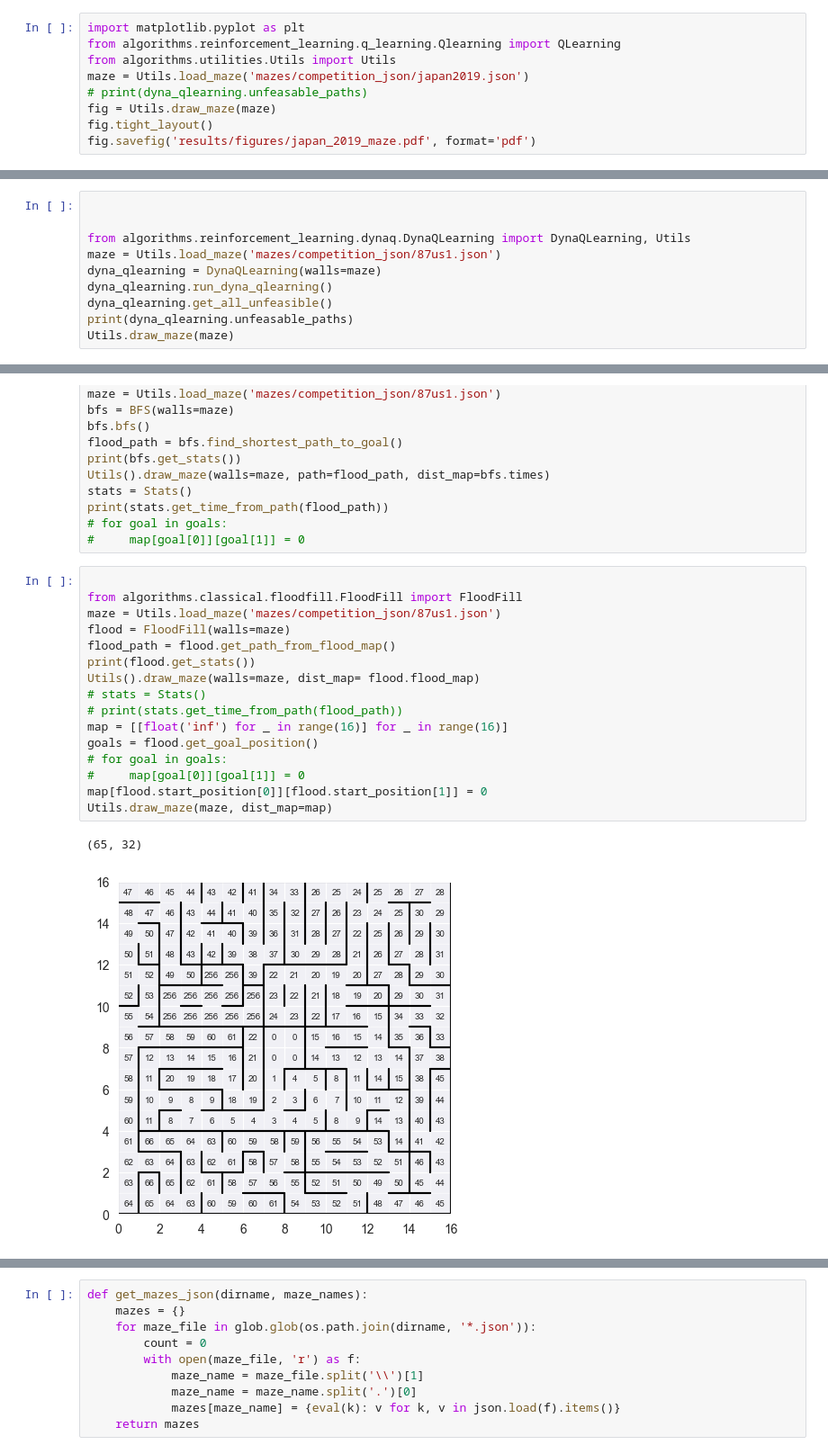
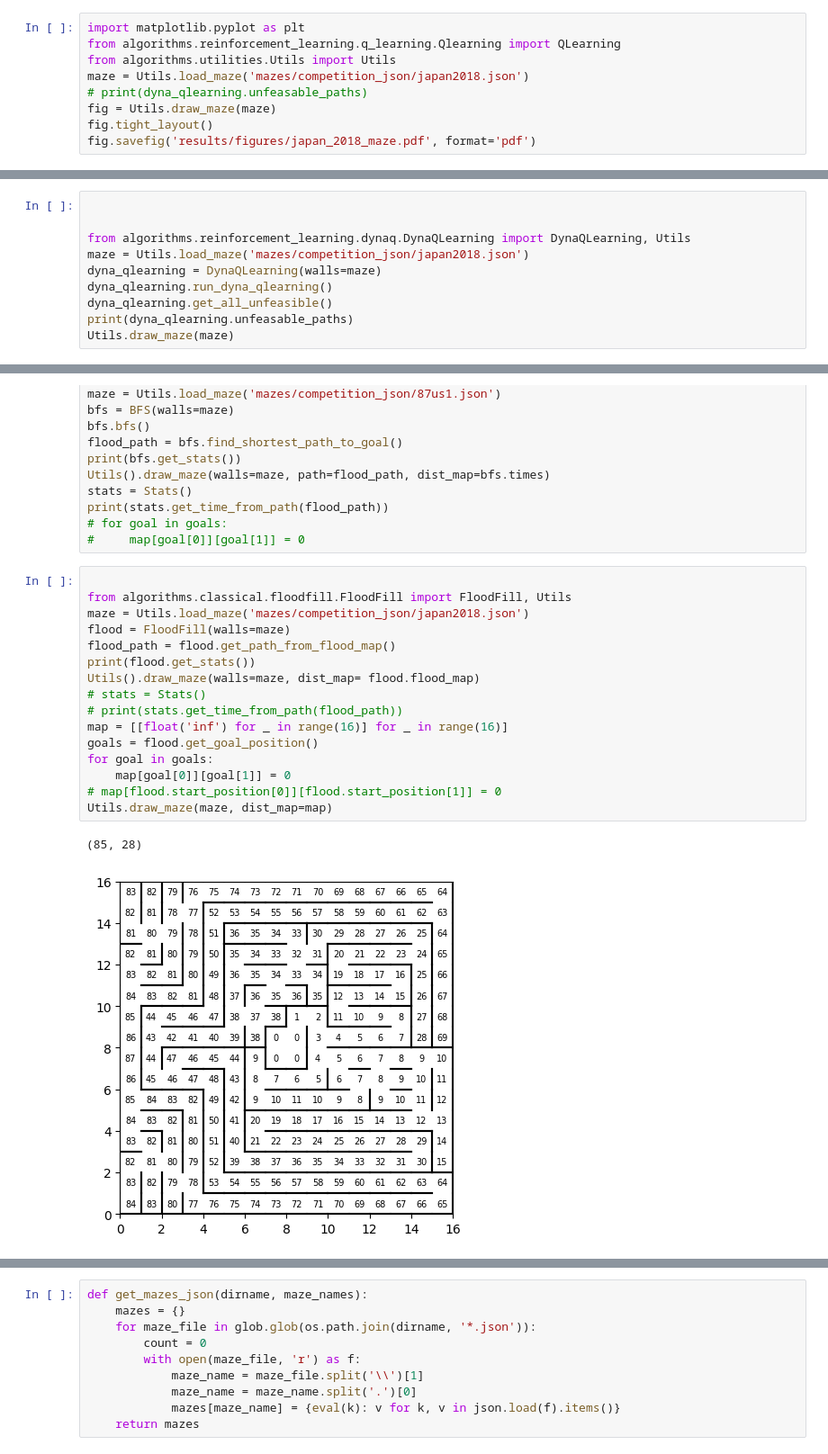
Before and after one commit to FarisAnsara/Optimal-Pathfinding-Micromouse, a Jupyter notebook: test.ipynb, the cells around one changed output, grey strips where cells are left out. Shown at 90% size. Cells and saved outputs as stored; diff of their text form.

```diff
--- a/test.ipynb
+++ b/test.ipynb
@@ -34,9 +34,9 @@ Utils.draw_maze(walls=maze, dist_map=sarsa.get_max_q_values(), path = sarsa_path
 import matplotlib.pyplot as plt
 from algorithms.reinforcement_learning.q_learning.Qlearning import QLearning
 from algorithms.utilities.Utils import Utils
-maze = Utils.load_maze('mazes/competition_json/japan2019.json')
+maze = Utils.load_maze('mazes/competition_json/japan2018.json')
 # print(dyna_qlearning.unfeasable_paths)
 fig = Utils.draw_maze(maze)
 fig.tight_layout()
-fig.savefig('results/figures/japan_2019_maze.pdf', format='pdf')
+fig.savefig('results/figures/japan_2018_maze.pdf', format='pdf')
 # %% [output]
@@ -53,7 +64,7 @@ It is only failing when I run it to account for time taken and not with interval
 
 
 from algorithms.reinforcement_learning.dynaq.DynaQLearning import DynaQLearning, Utils
-maze = Utils.load_maze('mazes/competition_json/87us1.json')
+maze = Utils.load_maze('mazes/competition_json/japan2018.json')
 dyna_qlearning = DynaQLearning(walls=maze)
 dyna_qlearning.run_dyna_qlearning()
 dyna_qlearning.get_all_unfeasible()
@@ -148,20 +159,20 @@ print(stats.get_time_from_path(flood_path))
 #     map[goal[0]][goal[1]] = 0
 # %%
 
-from algorithms.classical.floodfill.FloodFill import FloodFill
-maze = Utils.load_maze('mazes/competition_json/87us1.json')
+from algorithms.classical.floodfill.FloodFill import FloodFill, Utils
+maze = Utils.load_maze('mazes/competition_json/japan2018.json')
 flood = FloodFill(walls=maze)
 flood_path = flood.get_path_from_flood_map()
 print(flood.get_stats())
 Utils().draw_maze(walls=maze, dist_map= flood.flood_map)
 # stats = Stats()
 # print(stats.get_time_from_path(flood_path))
 map = [[float('inf') for _ in range(16)] for _ in range(16)]
 goals = flood.get_goal_position()
-# for goal in goals:
-#     map[goal[0]][goal[1]] = 0
-map[flood.start_position[0]][flood.start_position[1]] = 0
+for goal in goals:
+    map[goal[0]][goal[1]] = 0
+# map[flood.start_position[0]][flood.start_position[1]] = 0
 Utils.draw_maze(maze, dist_map=map)
 # %% [output]
-(65, 32)
+(85, 28)
-[figure, old version]
+[figure, new version]
```
Also changed, not shown: parts of 7 cells of this notebook, 41 other files.
